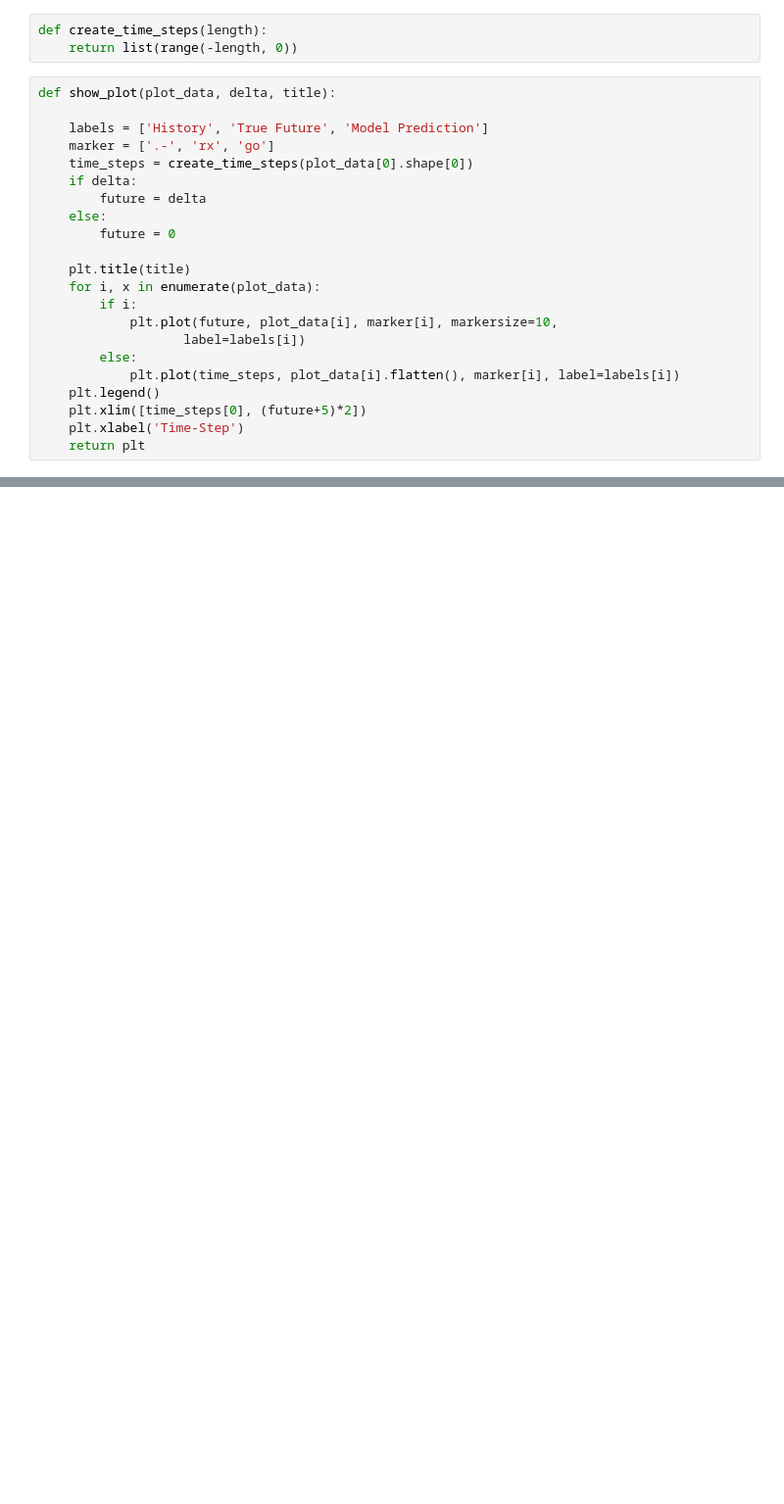
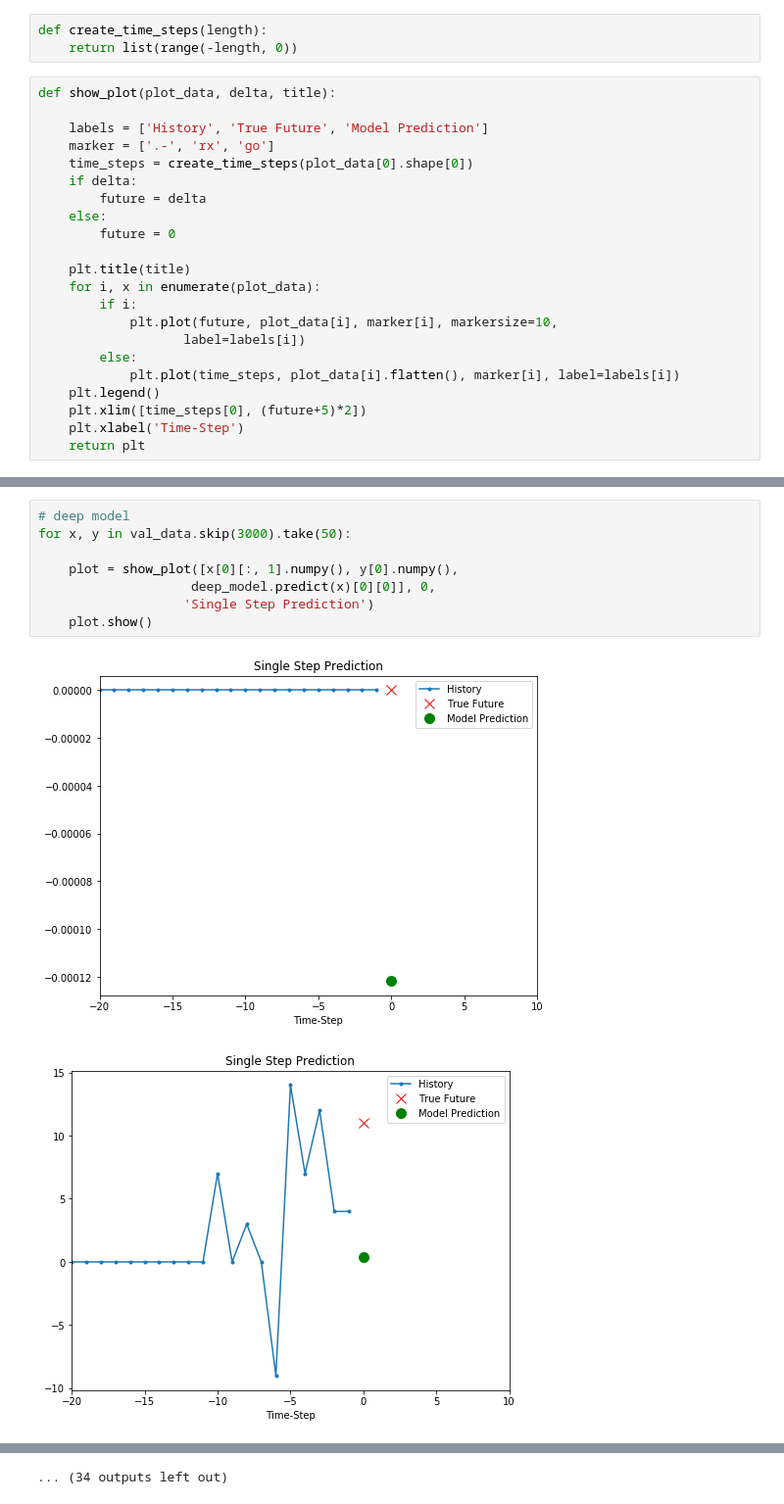
Before and after one commit to noahkrieger/info607, a Jupyter notebook: tensorflow_model.ipynb, the cells around one changed output, grey strips where cells are left out. Shown at 98% size. Cells and saved outputs as stored; diff of their text form; blank space fills up the shorter version.

```diff
--- a/tensorflow_model.ipynb
+++ b/tensorflow_model.ipynb
@@ -184,0 +239,11 @@ for x, y in val_data.skip(100000).take(3):
+# %%
+# deep model
+for x, y in val_data.skip(3000).take(50):
+
+    plot = show_plot([x[0][:, 1].numpy(), y[0].numpy(),
+                    deep_model.predict(x)[0][0]], 0,
+                   'Single Step Prediction')
+    plot.show()
+# %% [output]
+[figure, added]
+[figure, added]
@@ -184,0 +260 @@ for x, y in val_data.skip(100000).take(3):
+... (34 outputs left out)
```
Also changed, not shown: parts of 13 cells of this notebook, 2 other files.
